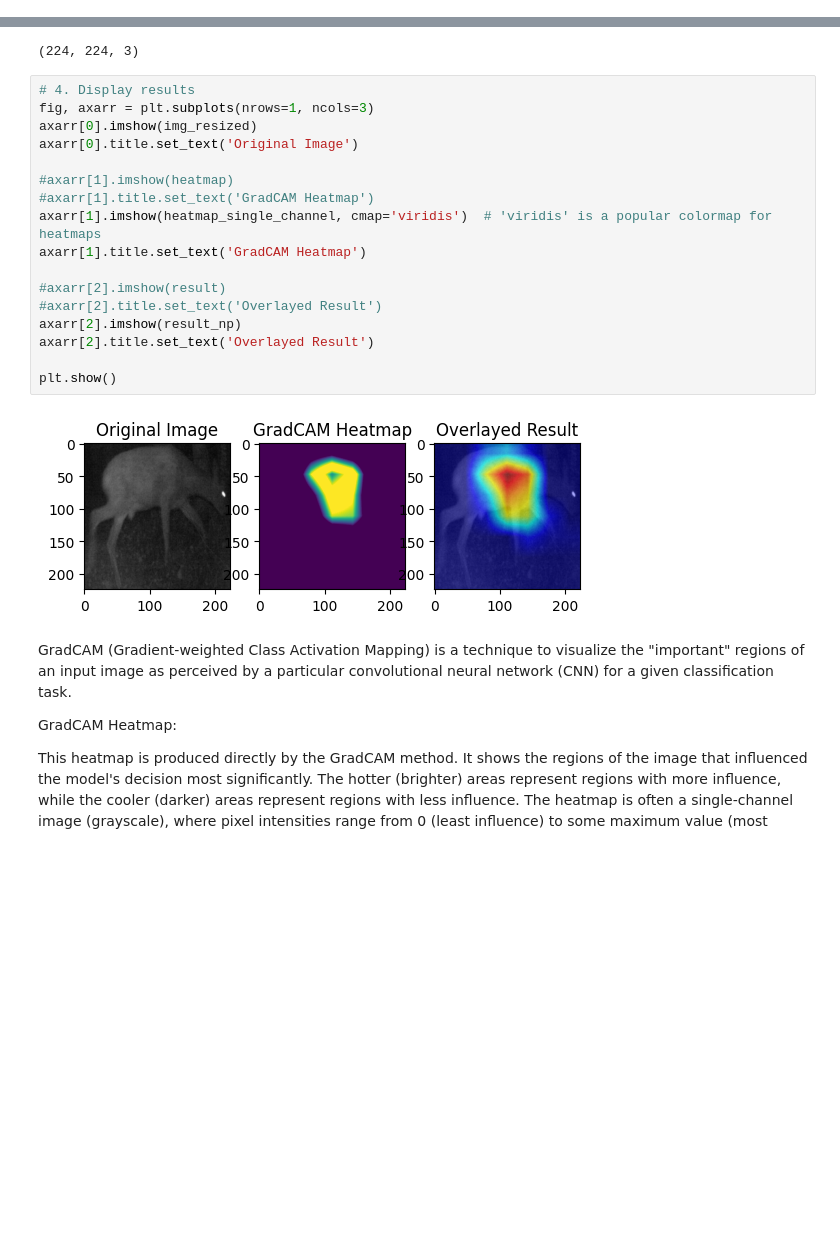
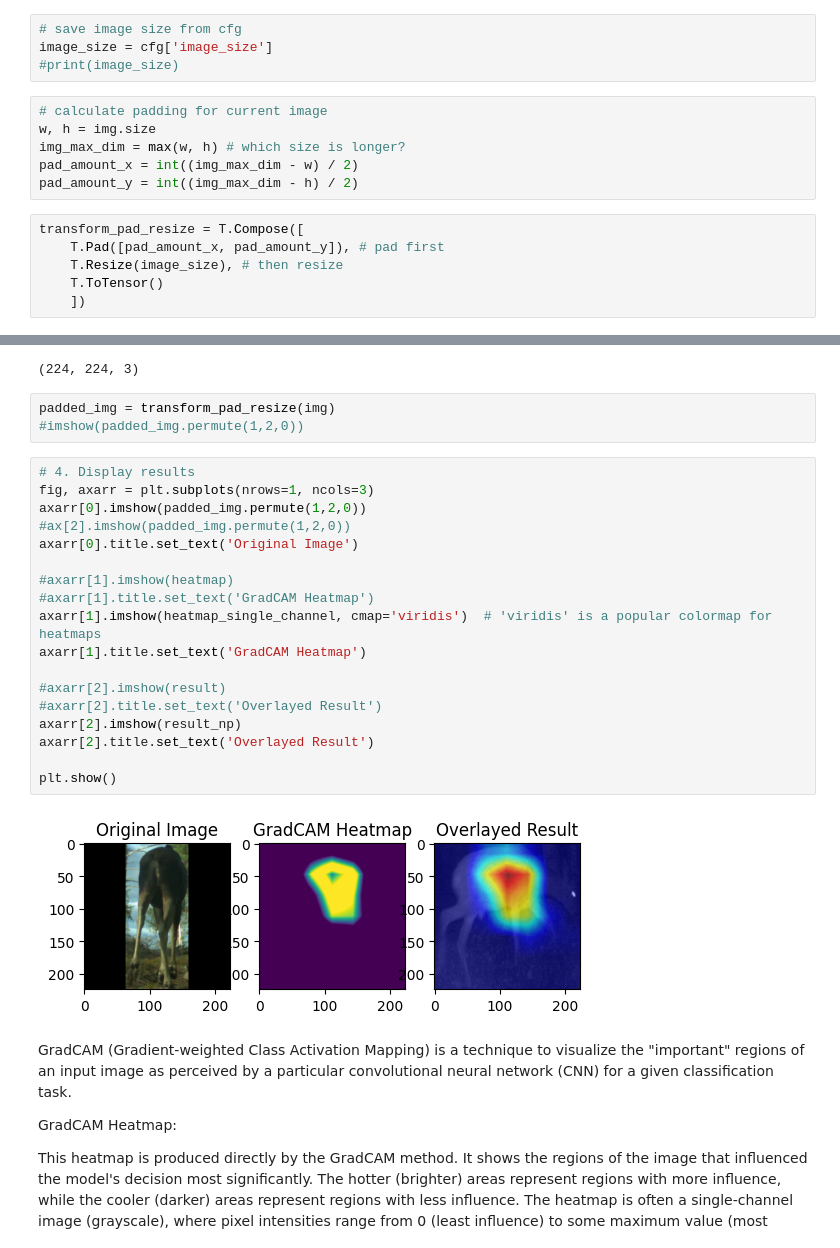
Before and after one commit to MagaliFr/ct_classifier, a Jupyter notebook: scripts/GradCam.ipynb, the cells around one changed output, grey strips where cells are left out. Cells and saved outputs as stored; diff of their text form; blank space fills up the shorter version.

Commit message:
added padding

```diff
--- a/scripts/GradCam.ipynb
+++ b/scripts/GradCam.ipynb
@@ -127,0 +128,16 @@ print(img_resized.size)
+# %%
+# save image size from cfg
+image_size = cfg['image_size']
+#print(image_size)
+# %%
+# calculate padding for current image
+w, h = img.size
+img_max_dim = max(w, h) # which size is longer?
+pad_amount_x = int((img_max_dim - w) / 2)
+pad_amount_y = int((img_max_dim - h) / 2)
+# %%
+transform_pad_resize = T.Compose([
+    T.Pad([pad_amount_x, pad_amount_y]), # pad first
+    T.Resize(image_size), # then resize
+    T.ToTensor()
+    ])
@@ -183,25 +202,29 @@ print(result_np.shape)
 #print(img_to_display.shape)
 # %% [output]
 (224, 224, 3)
+# %%
+padded_img = transform_pad_resize(img)
+#imshow(padded_img.permute(1,2,0))
 # %%
 # 4. Display results
 fig, axarr = plt.subplots(nrows=1, ncols=3)
-axarr[0].imshow(img_resized)
+axarr[0].imshow(padded_img.permute(1,2,0))
+#ax[2].imshow(padded_img.permute(1,2,0))
 axarr[0].title.set_text('Original Image')
 
 #axarr[1].imshow(heatmap)
 #axarr[1].title.set_text('GradCAM Heatmap')
 axarr[1].imshow(heatmap_single_channel, cmap='viridis')  # 'viridis' is a popular colormap for heatmaps
 axarr[1].title.set_text('GradCAM Heatmap')
 
 #axarr[2].imshow(result)
 #axarr[2].title.set_text('Overlayed Result')
 axarr[2].imshow(result_np)
 axarr[2].title.set_text('Overlayed Result')
 
 plt.show()
 # %% [output]
-[figure, old version]
+[figure, new version]
 # %% [markdown]
 GradCAM (Gradient-weighted Class Activation Mapping) is a technique to visualize the "important" regions of an input image as perceived by a particular convolutional neural network (CNN) for a given classification task.
 
```
Also changed, not shown: parts of 4 cells of this notebook, 2 other files.
